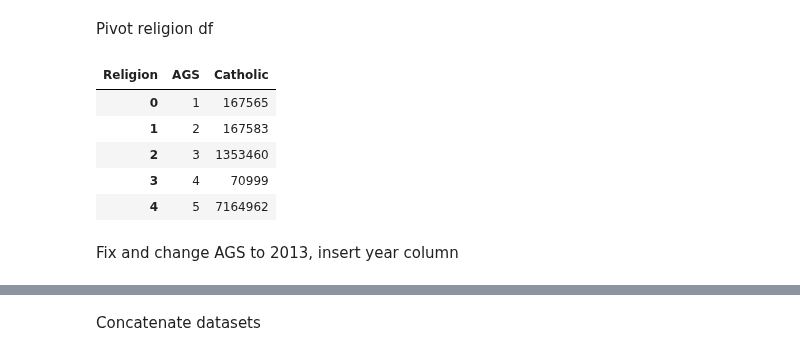
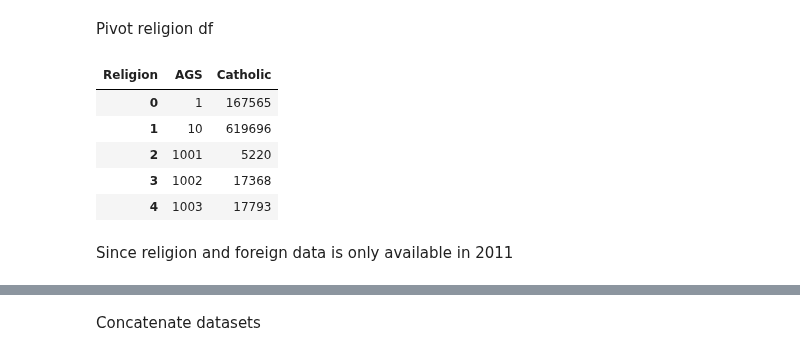
Before and after one commit to jan-schaeffer/powerlinemonsters, a Jupyter notebook: controls_prep.ipynb, the cells around one changed output, grey strips where cells are left out. Cells and saved outputs as stored; diff of their text form; code cells hidden in the pictures.

Commit message:
work on controls

```diff
--- a/controls_prep.ipynb
+++ b/controls_prep.ipynb
@@ -61,10 +61,9 @@ del inkar_controls['AVS']
 Import Regionalstatistik datasets
 # %%
 # initialize dictionaries (we need to here, because the year does not uniquely identify the dfs)
-rs_dfs_1 = {2008: 'Arbeitslose_2008.csv', 2010: 'Einkuenfte_2010.csv', 2011: 'Geschlecht_Nationalitaet_2011.csv'}
-rs_dfs_2 = {2011: 'Religion_2011.csv', 2012: 'Durchschnittsalter_2012.csv'}
+income = {2007: 'Einkommen_2007.csv', 2010: 'Einkommen_2010.csv', 2013: 'Einkommen_2013.csv'}
 # read in dfs
-for year, file in rs_dfs_1.items():
-    rs_dfs_1[year] = pd.read_csv(f'{path}/data/controls/{file}', encoding = 'ISO-8859-1', sep=';', na_values=['-', 'x', '.'])
-for year, file in rs_dfs_2.items():
-    rs_dfs_2[year] = pd.read_csv(f'{path}/data/controls/{file}', encoding = 'ISO-8859-1', sep=';', na_values=['-', 'x', '.'])
+for year, file in income.items():
+    income[year] = pd.read_csv(f'{path}/data/controls/{file}', encoding = 'ISO-8859-1', sep=';', converters={'AGS': str}, na_values=['-', 'x', '.'])
+religion = pd.read_csv(f'{path}/data/controls/religion_2011.csv', encoding = 'ISO-8859-1', sep=';', converters={'AGS': str}, na_values=['-', 'x', '.'])
+foreign = pd.read_csv(f'{path}/data/controls/nationalitaet_2011.csv', encoding = 'ISO-8859-1', sep=';', converters={'AGS': str}, na_values=['-', 'x', '.'])
@@ -71,17 +121,15 @@ for year, file in rs_dfs_2.items():
 # %% [markdown]
 Pivot religion df
 # %%
-rs_dfs_2[2011] = pd.pivot_table(rs_dfs_2[2011], index=['AGS'], columns=['Religion'], values='Bevölkerung', aggfunc=np.sum, fill_value=0)
-rs_dfs_2[2011].rename(columns = {'Römisch-katholische Kirche': 'Catholic'}, inplace = True)
-rs_dfs_2[2011] = rs_dfs_2[2011].reset_index()
-rs_dfs_2[2011] = rs_dfs_2[2011][['AGS', 'Catholic']]
-rs_dfs_2[2011].head()
+religion = pd.pivot_table(religion, index=['AGS'], columns=['Religion'], values='Bevölkerung', aggfunc=np.sum, fill_value=0)
+religion.rename(columns = {'Römisch-katholische Kirche': 'Catholic'}, inplace = True)
+religion = religion.reset_index()
+religion = religion[['AGS', 'Catholic']]
+religion.head()
 # %% [output]
 | Religion | AGS | Catholic |
 | 0 | 1 | 167565 |
-| 1 | 2 | 167583 |
-| 2 | 3 | 1353460 |
-| 3 | 4 | 70999 |
-| 4 | 5 | 7164962 |
+| 1 | 10 | 619696 |
+| 2 | 1001 | 5220 |
+| 3 | 1002 | 17368 |
+| 4 | 1003 | 17793 |
-# %% [markdown]
-Fix and change AGS to 2013, insert year column
@@ -106,0 +136,2 @@ for dict in dicts:
+# %% [markdown]
+Since religion and foreign data is only available in 2011
```
Also changed, not shown: parts of 10 cells of this notebook, 2 other files.
